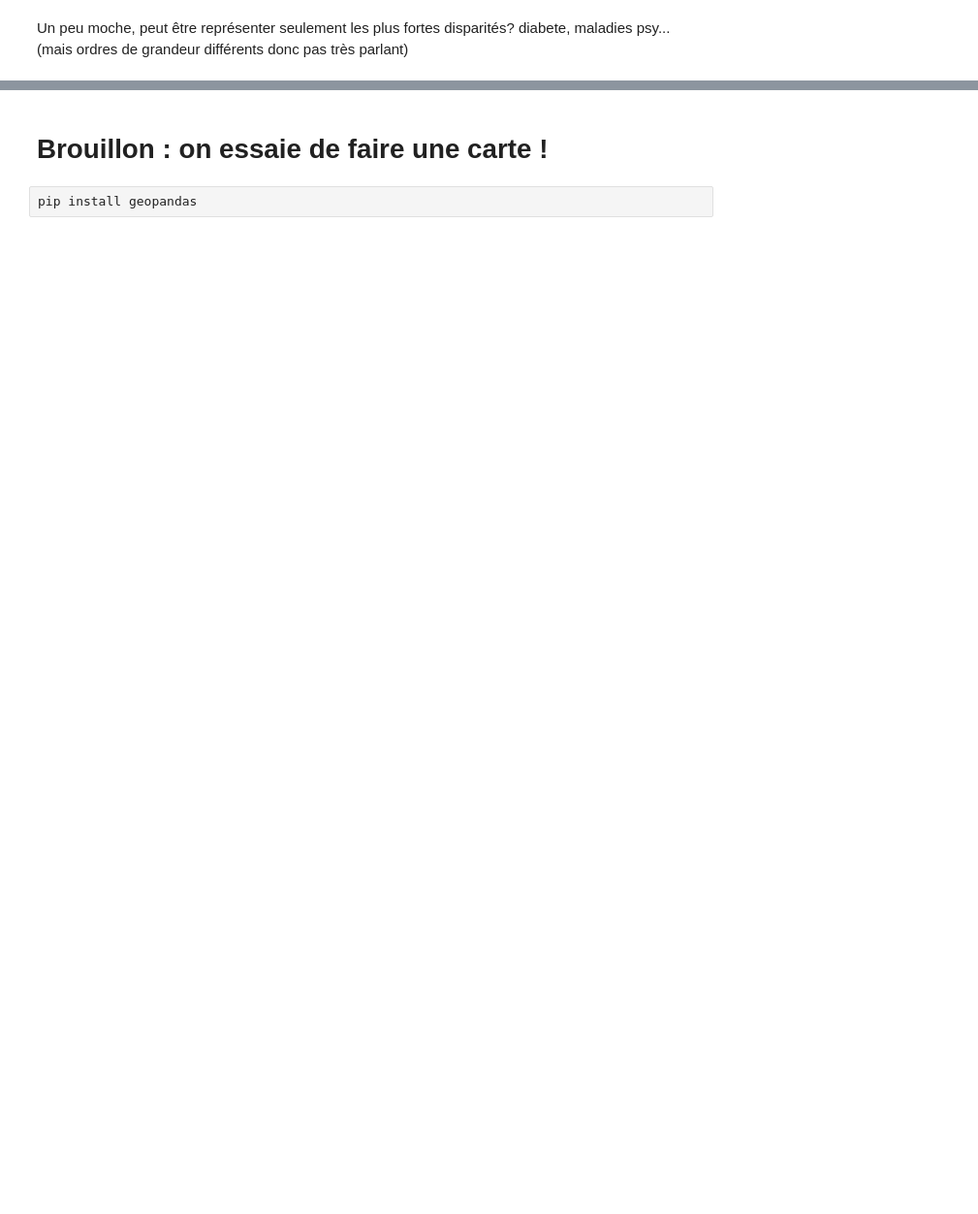
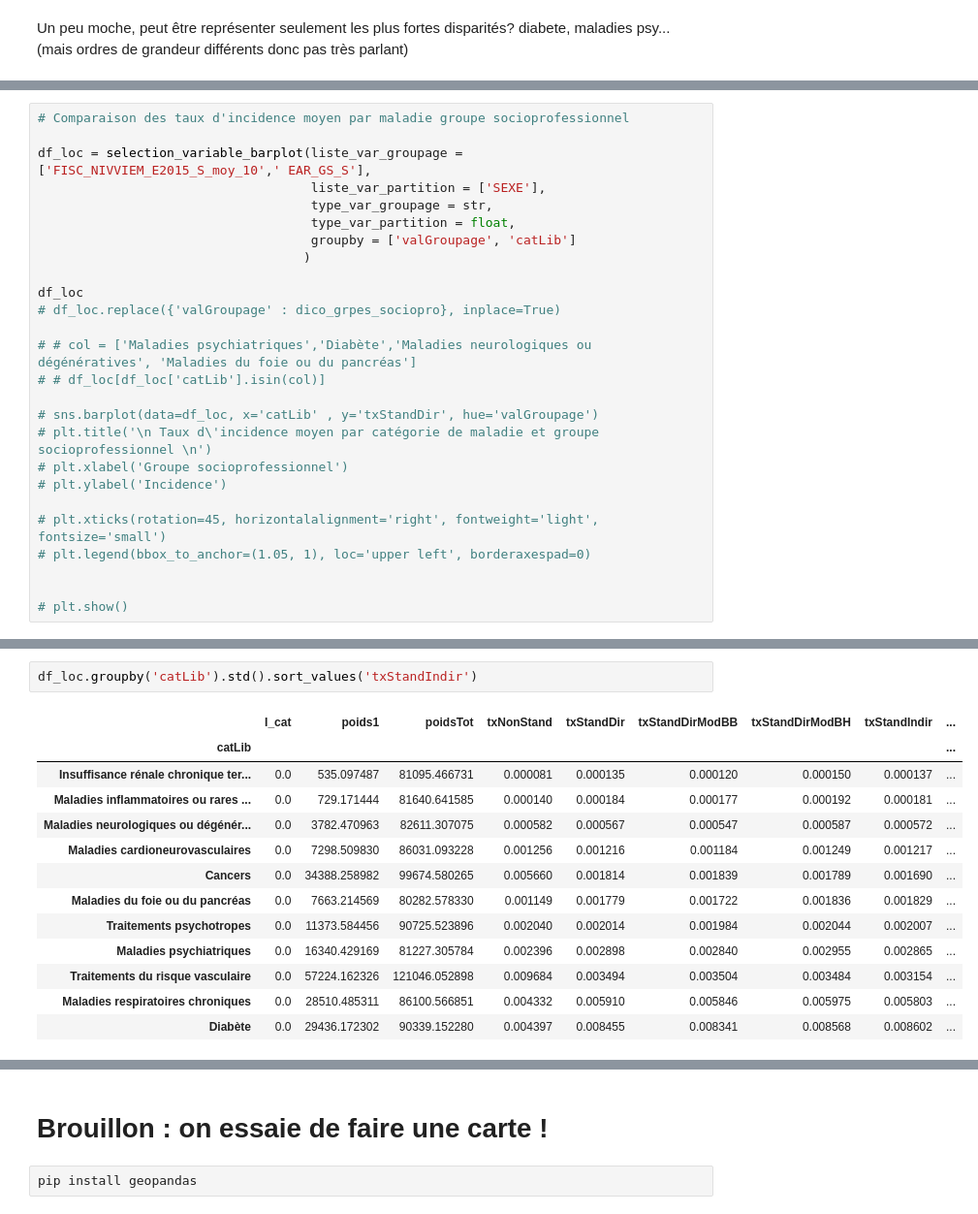
Before and after one commit to bbasa1/Maladies_chroniques_offre_de_soin_inegalites_sociales_ou_facteurs_environnementaux, a Jupyter notebook: Introduction_base.ipynb, the cells around one changed output, grey strips where cells are left out. Shown: that part at 97% size. Drawn from its saved outputs; the diff is of its cells as text; blank space fills up the shorter version.

```diff
--- a/Introduction_base.ipynb
+++ b/Introduction_base.ipynb
@@ -196,0 +208,26 @@ plt.show()
+# %%
+# Comparaison des taux d'incidence moyen par maladie groupe socioprofessionnel
+
+df_loc = selection_variable_barplot(liste_var_groupage = ['FISC_NIVVIEM_E2015_S_moy_10',' EAR_GS_S'],
+                                    liste_var_partition = ['SEXE'],
+                                    type_var_groupage = str,
+                                    type_var_partition = float,
+                                    groupby = ['valGroupage', 'catLib']
+                                   )
+
+df_loc
+# df_loc.replace({'valGroupage' : dico_grpes_sociopro}, inplace=True)
+
+# # col = ['Maladies psychiatriques','Diabète','Maladies neurologiques ou dégénératives', 'Maladies du foie ou du pancréas']
+# # df_loc[df_loc['catLib'].isin(col)]
+
+# sns.barplot(data=df_loc, x='catLib' , y='txStandDir', hue='valGroupage')
+# plt.title('\n Taux d\'incidence moyen par catégorie de maladie et groupe socioprofessionnel \n')
+# plt.xlabel('Groupe socioprofessionnel')
+# plt.ylabel('Incidence')
+
+# plt.xticks(rotation=45, horizontalalignment='right', fontweight='light', fontsize='small')
+# plt.legend(bbox_to_anchor=(1.05, 1), loc='upper left', borderaxespad=0)
+
+
+# plt.show()
@@ -197,3 +248,19 @@ plt.show()
+# %%
+df_loc.groupby('catLib').std().sort_values('txStandIndir')
+# %% [output]
+|  | I_cat | poids1 | poidsTot | txNonStand | txStandDir | txStandDirModBB | txStandDirModBH | txStandIndir | ... |
+| catLib |  |  |  |  |  |  |  |  | ... |
+| Insuffisance rénale chronique ter... | 0.0 | 535.097487 | 81095.466731 | 0.000081 | 0.000135 | 0.000120 | 0.000150 | 0.000137 | ... |
+| Maladies inflammatoires ou rares ... | 0.0 | 729.171444 | 81640.641585 | 0.000140 | 0.000184 | 0.000177 | 0.000192 | 0.000181 | ... |
+| Maladies neurologiques ou dégénér... | 0.0 | 3782.470963 | 82611.307075 | 0.000582 | 0.000567 | 0.000547 | 0.000587 | 0.000572 | ... |
+| Maladies cardioneurovasculaires | 0.0 | 7298.509830 | 86031.093228 | 0.001256 | 0.001216 | 0.001184 | 0.001249 | 0.001217 | ... |
+| Cancers | 0.0 | 34388.258982 | 99674.580265 | 0.005660 | 0.001814 | 0.001839 | 0.001789 | 0.001690 | ... |
+| Maladies du foie ou du pancréas | 0.0 | 7663.214569 | 80282.578330 | 0.001149 | 0.001779 | 0.001722 | 0.001836 | 0.001829 | ... |
+| Traitements psychotropes | 0.0 | 11373.584456 | 90725.523896 | 0.002040 | 0.002014 | 0.001984 | 0.002044 | 0.002007 | ... |
+| Maladies psychiatriques | 0.0 | 16340.429169 | 81227.305784 | 0.002396 | 0.002898 | 0.002840 | 0.002955 | 0.002865 | ... |
+| Traitements du risque vasculaire | 0.0 | 57224.162326 | 121046.052898 | 0.009684 | 0.003494 | 0.003504 | 0.003484 | 0.003154 | ... |
+| Maladies respiratoires chroniques | 0.0 | 28510.485311 | 86100.566851 | 0.004332 | 0.005910 | 0.005846 | 0.005975 | 0.005803 | ... |
+| Diabète | 0.0 | 29436.172302 | 90339.152280 | 0.004397 | 0.008455 | 0.008341 | 0.008568 | 0.008602 | ... |
 # %%
 # On ventile par sexe
 
```
Also changed, not shown: parts of 14 cells of this notebook.
